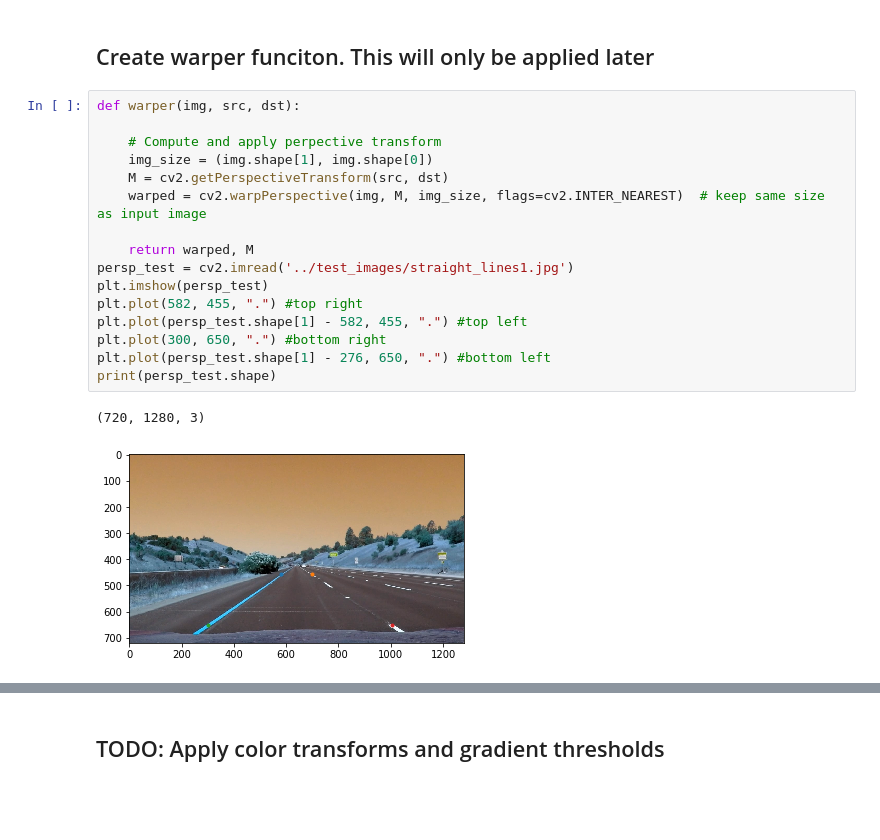
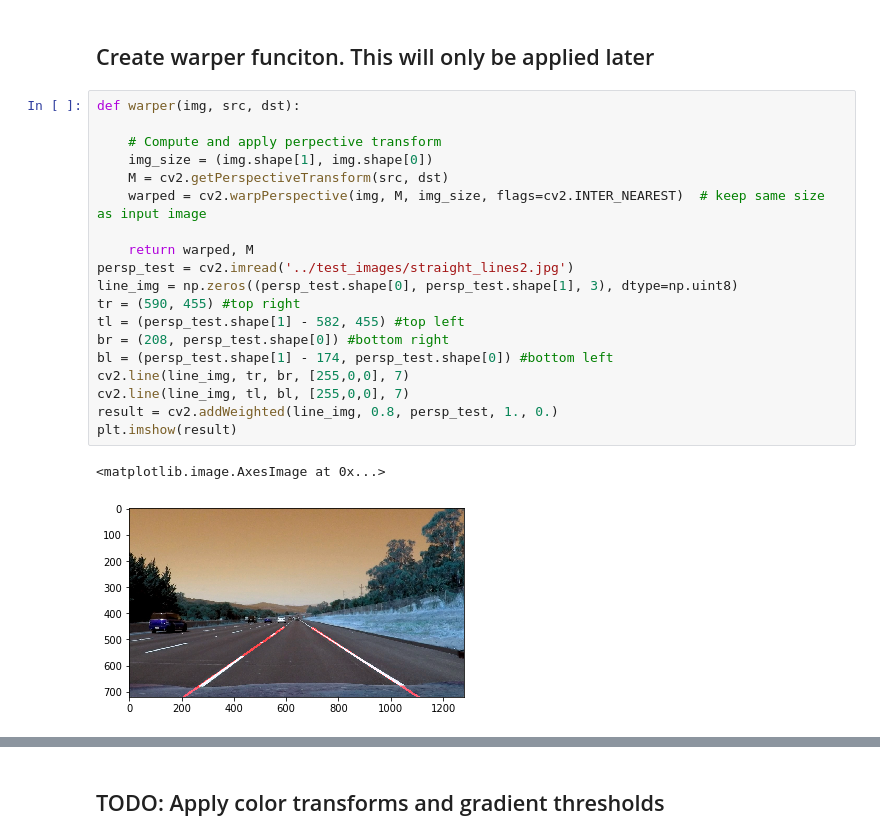
Before and after one commit to lealldiogo/CarND-Advanced-Lane-Lines, a Jupyter notebook: examples/example.ipynb, the cells around one changed output, grey strips where cells are left out. Drawn from its saved outputs; the diff is of its cells as text; blank space fills up the shorter version.

```diff
--- a/examples/example.ipynb
+++ b/examples/example.ipynb
@@ -90,22 +90,25 @@ ax2.set_title('Undistorted Image', fontsize=30)
 # %%
 def warper(img, src, dst):
 
     # Compute and apply perpective transform
     img_size = (img.shape[1], img.shape[0])
     M = cv2.getPerspectiveTransform(src, dst)
     warped = cv2.warpPerspective(img, M, img_size, flags=cv2.INTER_NEAREST)  # keep same size as input image
 
     return warped, M
-persp_test = cv2.imread('../test_images/straight_lines1.jpg')
-plt.imshow(persp_test)
-plt.plot(582, 455, ".") #top right
-plt.plot(persp_test.shape[1] - 582, 455, ".") #top left
-plt.plot(300, 650, ".") #bottom right
-plt.plot(persp_test.shape[1] - 276, 650, ".") #bottom left
-print(persp_test.shape)
+persp_test = cv2.imread('../test_images/straight_lines2.jpg')
+line_img = np.zeros((persp_test.shape[0], persp_test.shape[1], 3), dtype=np.uint8)
+tr = (590, 455) #top right
+tl = (persp_test.shape[1] - 582, 455) #top left
+br = (208, persp_test.shape[0]) #bottom right
+bl = (persp_test.shape[1] - 174, persp_test.shape[0]) #bottom left
+cv2.line(line_img, tr, br, [255,0,0], 7)
+cv2.line(line_img, tl, bl, [255,0,0], 7)
+result = cv2.addWeighted(line_img, 0.8, persp_test, 1., 0.)
+plt.imshow(result)
 # %% [output]
-(720, 1280, 3)
+<matplotlib.image.AxesImage at 0x...>
-[figure, old version]
+[figure, new version]
 # %%
 # For source points I'm looking at example straight line images
 # After making sure this works, I should use the draw_lines function from the first project to get the points
```
Also changed, not shown: parts of 5 cells of this notebook, 1 other file.
